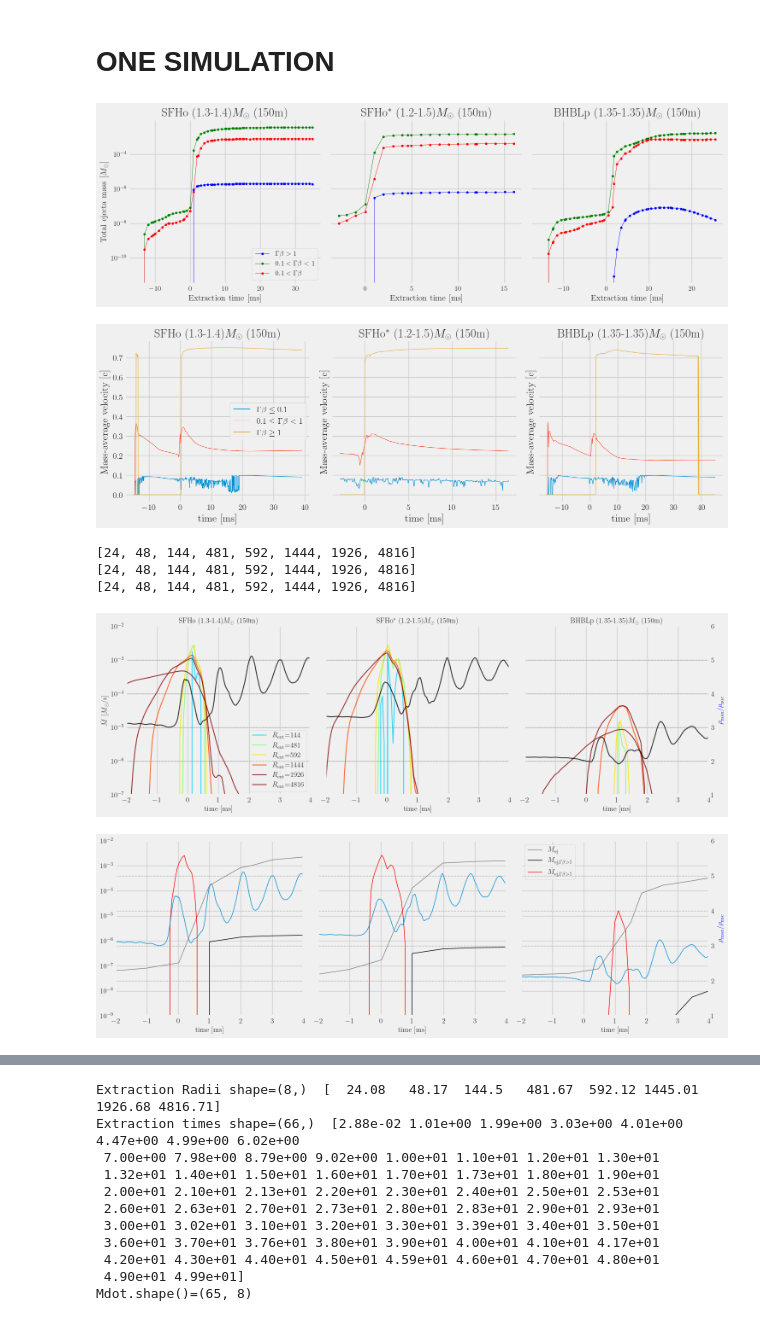
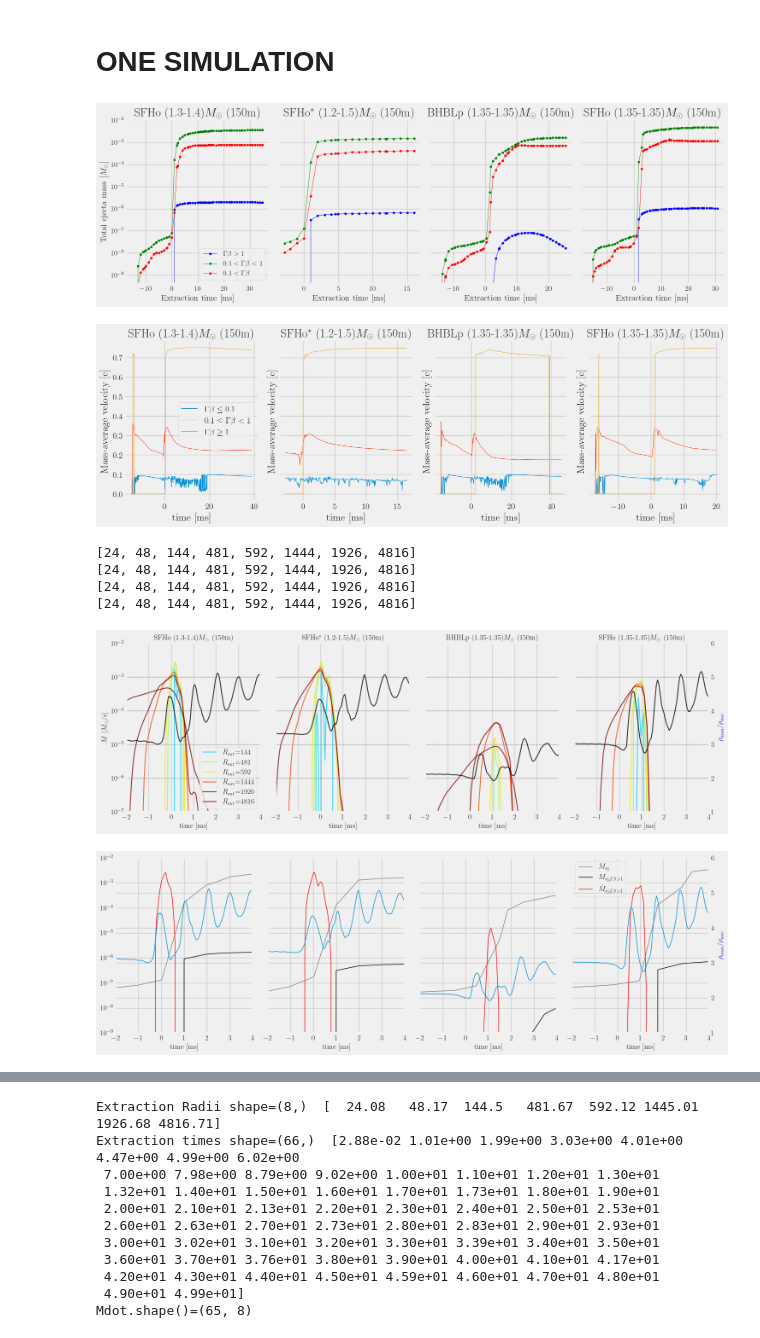
Before and after one commit to vsevolodnedora/PBA_projects, a Jupyter notebook: knafg/knafg_kenta/ejecta_analysis.ipynb, the cells around one changed output, grey strips where cells are left out. Cells and saved outputs as stored; diff of their text form; code cells hidden in the pictures.

```diff
--- a/knafg/knafg_kenta/ejecta_analysis.ipynb
+++ b/knafg/knafg_kenta/ejecta_analysis.ipynb
@@ -297,11 +338,13 @@ def plot_ejecta_mass_components_text(sim_dics:list[dict]):
     plt.savefig(pdfs+f"mass_components.pdf")
 plot_ejecta_mass_components_text(sim_dics=[SIMULATIONS["SFHo_13_14_res150"],
                                            SIMULATIONS["SFHo_12_15_res150_B15_HLLD"],
-                                           SIMULATIONS["BHBLp_135_135_res150"]])
+                                           SIMULATIONS["BHBLp_135_135_res150"],
+                                           SIMULATIONS["SFHo_135_135_res150_new"]
+                                           ])
 plt.show()
 # plot_ejecta_mass_components_text(dd=ej_data)
 # %% [output]
-[figure, old version]
+[figure, new version]
 # %%
 # plot one simulation
 #df = pd.merge(data.df_mdot,data.df_rho,how="left",on="time")
@@ -354,9 +397,11 @@ def plot_mdot_vave(sim_dics : [dict]):
     plt.show()
 plot_mdot_vave(sim_dics=[SIMULATIONS["SFHo_13_14_res150"],
                          SIMULATIONS["SFHo_12_15_res150_B15_HLLD"],
-                         SIMULATIONS["BHBLp_135_135_res150"]])
+                         SIMULATIONS["BHBLp_135_135_res150"],
+                         SIMULATIONS["SFHo_135_135_res150_new"]
+                         ])
 # %% [output]
-[figure, old version]
+[figure, new version]
 # %%
 # Definition of a retarded time for ejecta mass flux
 def get_tret(r : float, vinf_ave0 : float =.7) -> float:
@@ -421,35 +466,38 @@ def plot_rho_mdot_rext(sim_dics:list[dict], ylim=(1e-7, 1e-2), ylim2=(1, 6), xli
         if len(ylim) > 0 : ax.set_ylim(*ylim)
         if len(ylim2) > 0 : ax2.set_ylim(*ylim2)
         if len(xlim) > 0 : ax.set_xlim(*xlim)
 
         ax.set_title(sim_dic['label'], fontsize=12)#(r"$\dot{M}$ vs $\rho_{\rm max}$" + f" for {sim_dic['label']}", fontsize=14)
 
         if i!=len(sim_dics)-1:
             ax2.yaxis.set_ticklabels([])
         if i == 0:
             ax.legend(fontsize=12,loc='lower right')
 
     # axes[-1].legend(loc='lower right', fontsize=12)
     axes[0].set_ylabel(r"$\dot{M}$ [$M_{\odot}$/s]", fontsize=12)
     ax2.set_ylabel(r"$\rho_{\rm max}/\rho_{\rm nuc}$", color="blue",fontsize=12)
 
     plt.tight_layout()
     plt.savefig(figs+"mdot_rhomax.png",dpi=256)
     plt.savefig(pdfs+"mdot_rext_rhomax.pdf")
     plt.show()
 
     # data.df_mdot.plot("time","mdot_fast_r48")
     # data.df_mdot.plot("time","mdot_fast_r144")
     # data.df_mdot.plot("time","mdot_fast_r482")
     # data.df_mdot.plot("time","mdot_fast_r144")
 plot_rho_mdot_rext([SIMULATIONS["SFHo_13_14_res150"],
                     SIMULATIONS["SFHo_12_15_res150_B15_HLLD"],
-                    SIMULATIONS["BHBLp_135_135_res150"]])
+                    SIMULATIONS["BHBLp_135_135_res150"],
+                    SIMULATIONS["SFHo_135_135_res150_new"]
+                    ])
 # %% [output]
 [24, 48, 144, 481, 592, 1444, 1926, 4816]
 [24, 48, 144, 481, 592, 1444, 1926, 4816]
 [24, 48, 144, 481, 592, 1444, 1926, 4816]
+[24, 48, 144, 481, 592, 1444, 1926, 4816]
-[figure, old version]
+[figure, new version]
 # %%
 # print(data.get_rext())
 def plot_mass_mdot_rho(sim_dics : list[dict], r=592, ylim=(1e-9, 1e-2), ylim2=(1,6), xlim=(-2, 4), crit="fast") -> None:
@@ -504,9 +552,11 @@ def plot_mass_mdot_rho(sim_dics : list[dict], r=592, ylim=(1e-9, 1e-2), ylim2=(1
     plt.show()
 plot_mass_mdot_rho([SIMULATIONS["SFHo_13_14_res150"],
                     SIMULATIONS["SFHo_12_15_res150_B15_HLLD"],
-                    SIMULATIONS["BHBLp_135_135_res150"]])
+                    SIMULATIONS["BHBLp_135_135_res150"],
+                    SIMULATIONS["SFHo_135_135_res150_new"]
+                    ])
 # %% [output]
-[figure, old version]
+[figure, new version]
 # %%
 # Sumamry
 def print_summary(sim_dics:list[dict]):
```
Also changed, not shown: parts of 10 cells of this notebook, 1 other file.
